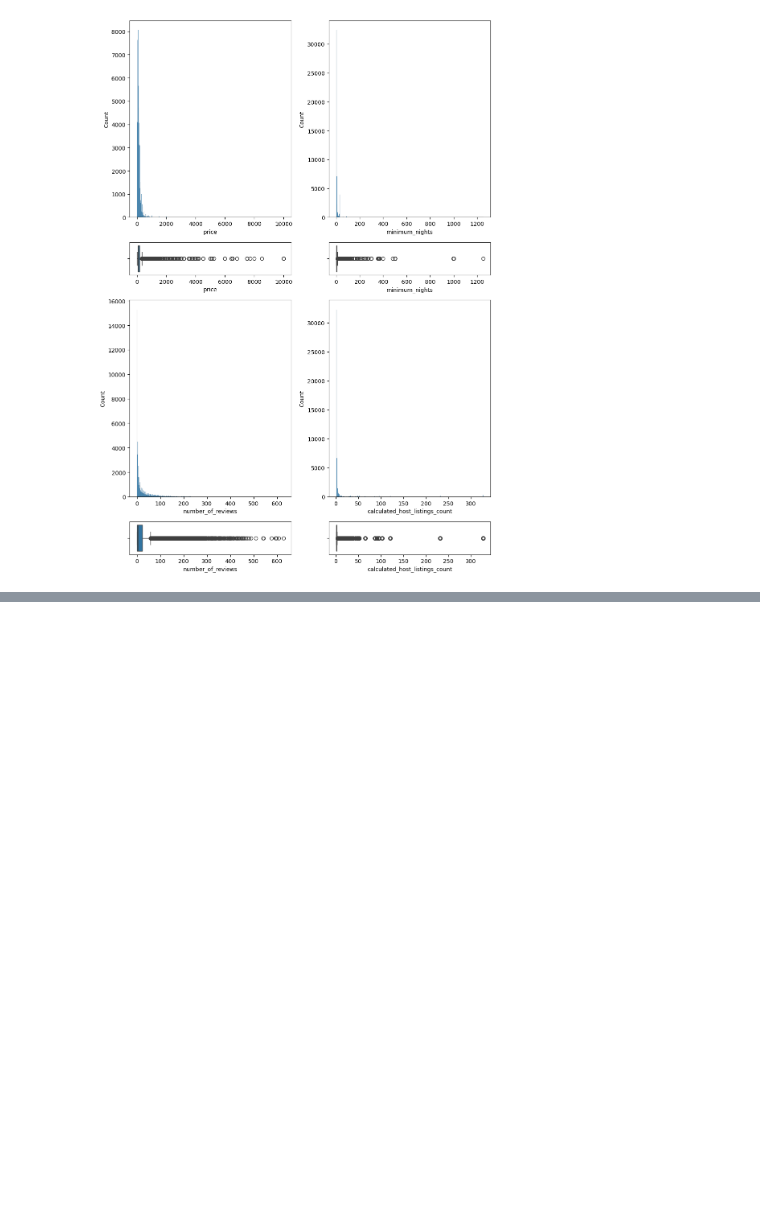
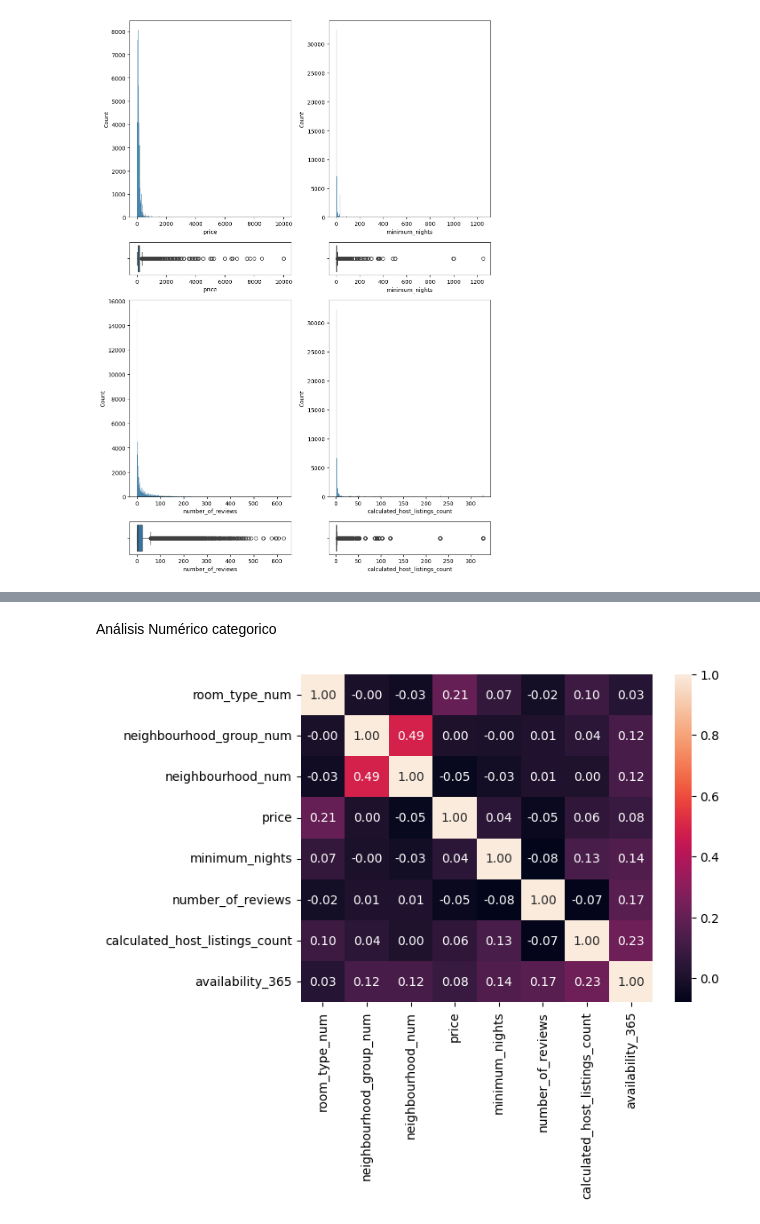
Before and after one commit to mfvilches/EDA_1, a Jupyter notebook: src/explore.ipynb, the cells around one changed output, grey strips where cells are left out. Saved outputs shown, nothing was run; the diff lists cells and outputs as text; code cells hidden in the pictures; blank space fills up the shorter version.

```diff
--- a/src/explore.ipynb
+++ b/src/explore.ipynb
@@ -107,0 +135,13 @@ plt.show()
+# %% [markdown]
+Análisis Numérico categorico
+# %%
+df['room_type_num'] = pd.factorize(df['room_type'])[0]
+df['neighbourhood_group_num'] = pd.factorize(df['neighbourhood_group'])[0]
+df['neighbourhood_num'] = pd.factorize(df['neighbourhood'])[0]
+
+sns.heatmap(data=df[['room_type_num','neighbourhood_group_num','neighbourhood_num','price','minimum_nights',
+                     'number_of_reviews','calculated_host_listings_count','availability_365']].corr(),annot=True,fmt='.2f')
+
+plt.show()
+# %% [output]
+[figure, added]
```
Also changed, not shown: parts of 18 cells of this notebook.
